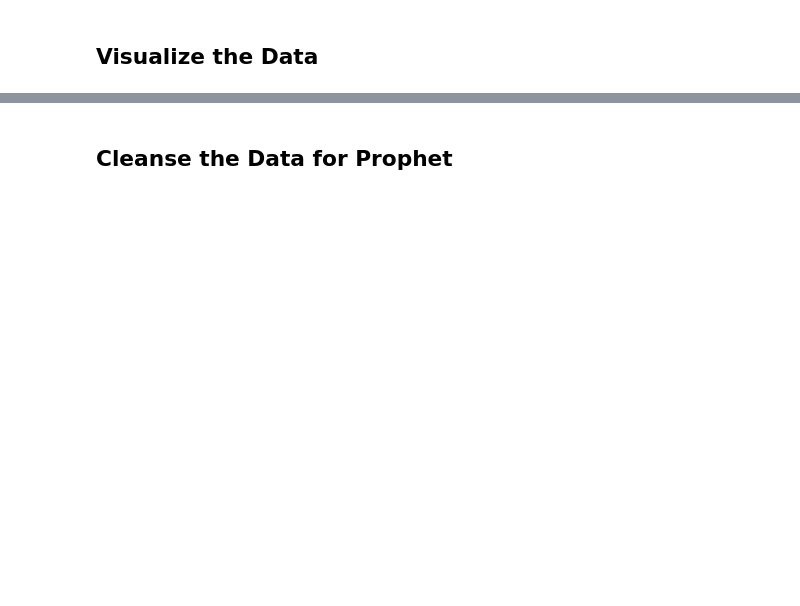
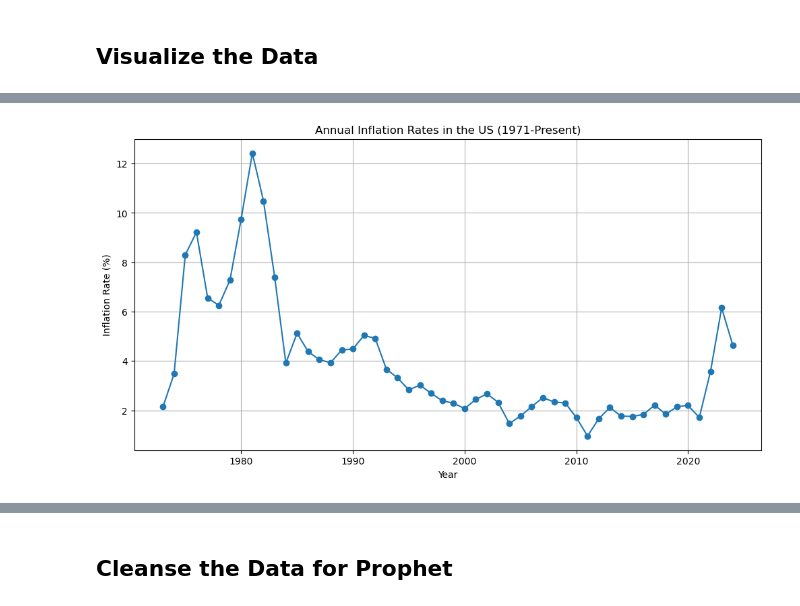
Before and after one commit to juanlavieri/housing_currency, a Jupyter notebook: Dollar_Value_Analysis.ipynb, the cells around one changed output, grey strips where cells are left out. Cells and saved outputs as stored; diff of their text form; code cells hidden in the pictures; blank space fills up the shorter version.

```diff
--- a/Dollar_Value_Analysis.ipynb
+++ b/Dollar_Value_Analysis.ipynb
@@ -8,3 +76,14 @@
 # %%
-# Code for initial visualization of the U.S. Dollar Value data
-# Example: plt.plot(dollar_value_df['Date'], dollar_value_df['Value'])
+# Importing matplotlib for visualization
+import matplotlib.pyplot as plt
+
+# Plotting the inflation rates over the years
+plt.figure(figsize=(12, 6))
+plt.plot(annual_cpi_df['DATE'], annual_cpi_df['Inflation Rate'], marker='o')
+plt.title('Annual Inflation Rates in the US (1971-Present)')
+plt.xlabel('Year')
+plt.ylabel('Inflation Rate (%)')
+plt.grid(True)
+plt.show()
+# %% [output]
+[figure, added]
```
Also changed, not shown: parts of 20 cells of this notebook, 1 other file.
